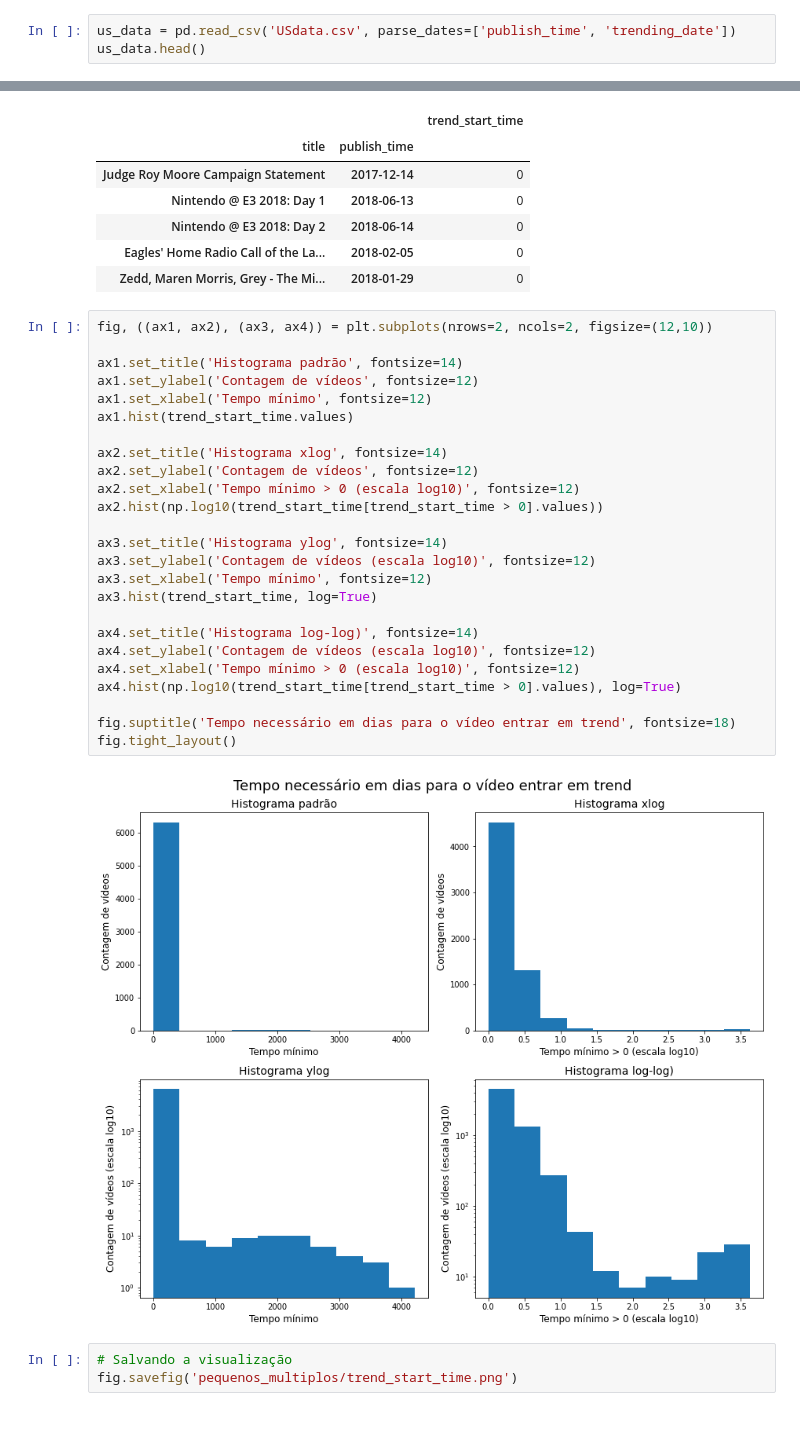
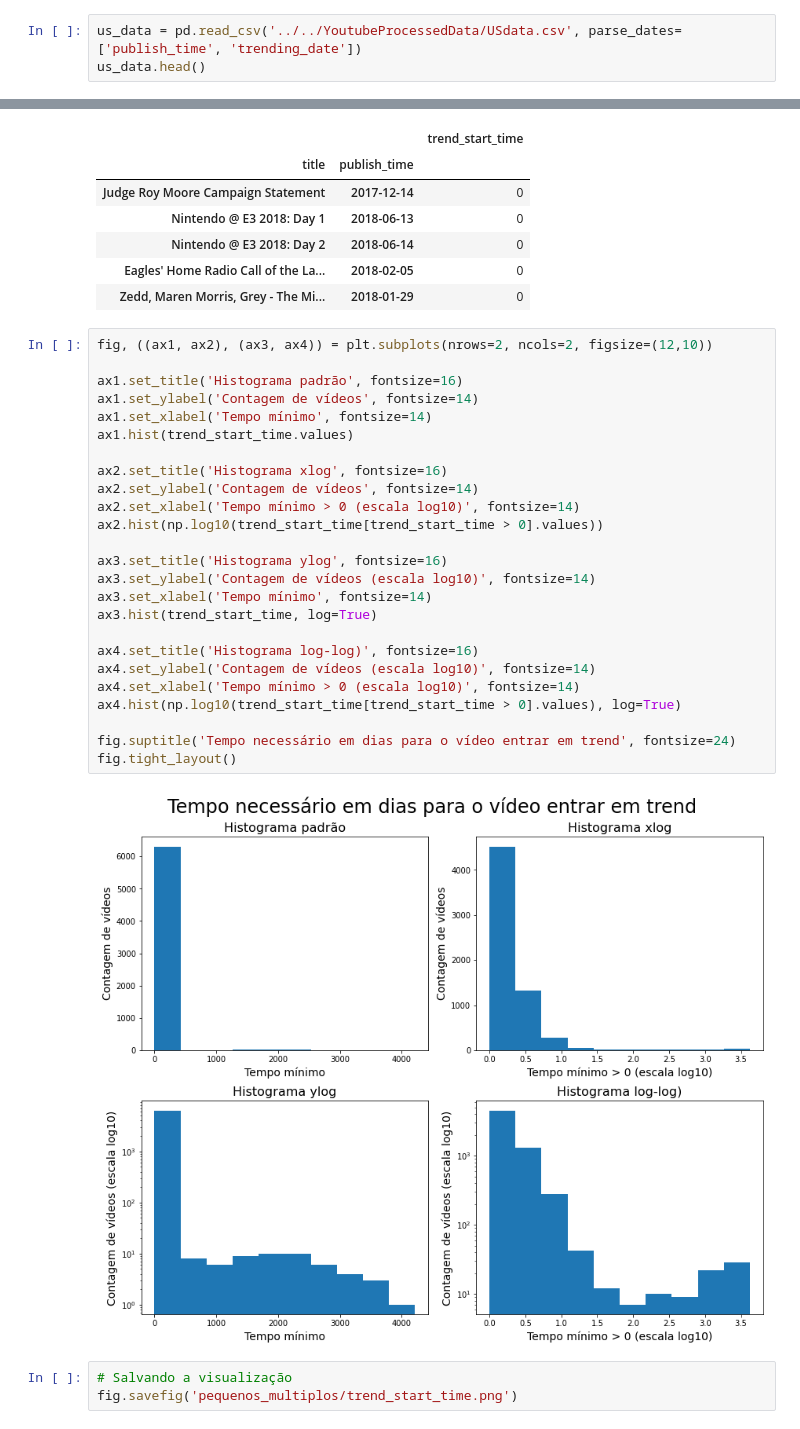
Before and after one commit to ThiagoPoppe/youtube-visualization, a Jupyter notebook: notebooks/plots_para_usar/Pequenos Multiplos - analise de trending.ipynb, the cells around one changed output, grey strips where cells are left out. Cells and saved outputs as stored; diff of their text form.

```diff
--- a/notebooks/plots_para_usar/Pequenos Multiplos - analise de trending.ipynb
+++ b/notebooks/plots_para_usar/Pequenos Multiplos - analise de trending.ipynb
@@ -12,7 +12,7 @@ os.makedirs('pequenos_multiplos', exist_ok=True)
 # %% [markdown]
 ## Lendo os dados
 # %%
-us_data = pd.read_csv('USdata.csv', parse_dates=['publish_time', 'trending_date'])
+us_data = pd.read_csv('../../YoutubeProcessedData/USdata.csv', parse_dates=['publish_time', 'trending_date'])
 us_data.head()
 # %% [output]
 |  | video_id | trending_date | title | channel_title | category_id | publish_time | tags | views | likes | ... |
@@ -93,30 +95,30 @@ trend_start_time.head()
 # %%
 fig, ((ax1, ax2), (ax3, ax4)) = plt.subplots(nrows=2, ncols=2, figsize=(12,10))
 
-ax1.set_title('Histograma padrão', fontsize=14)
-ax1.set_ylabel('Contagem de vídeos', fontsize=12)
-ax1.set_xlabel('Tempo mínimo', fontsize=12)
+ax1.set_title('Histograma padrão', fontsize=16)
+ax1.set_ylabel('Contagem de vídeos', fontsize=14)
+ax1.set_xlabel('Tempo mínimo', fontsize=14)
 ax1.hist(trend_start_time.values)
 
-ax2.set_title('Histograma xlog', fontsize=14)
-ax2.set_ylabel('Contagem de vídeos', fontsize=12)
-ax2.set_xlabel('Tempo mínimo > 0 (escala log10)', fontsize=12)
+ax2.set_title('Histograma xlog', fontsize=16)
+ax2.set_ylabel('Contagem de vídeos', fontsize=14)
+ax2.set_xlabel('Tempo mínimo > 0 (escala log10)', fontsize=14)
 ax2.hist(np.log10(trend_start_time[trend_start_time > 0].values))
 
-ax3.set_title('Histograma ylog', fontsize=14)
-ax3.set_ylabel('Contagem de vídeos (escala log10)', fontsize=12)
-ax3.set_xlabel('Tempo mínimo', fontsize=12)
+ax3.set_title('Histograma ylog', fontsize=16)
+ax3.set_ylabel('Contagem de vídeos (escala log10)', fontsize=14)
+ax3.set_xlabel('Tempo mínimo', fontsize=14)
 ax3.hist(trend_start_time, log=True)
 
-ax4.set_title('Histograma log-log)', fontsize=14)
-ax4.set_ylabel('Contagem de vídeos (escala log10)', fontsize=12)
-ax4.set_xlabel('Tempo mínimo > 0 (escala log10)', fontsize=12)
+ax4.set_title('Histograma log-log)', fontsize=16)
+ax4.set_ylabel('Contagem de vídeos (escala log10)', fontsize=14)
+ax4.set_xlabel('Tempo mínimo > 0 (escala log10)', fontsize=14)
 ax4.hist(np.log10(trend_start_time[trend_start_time > 0].values), log=True)
 
-fig.suptitle('Tempo necessário em dias para o vídeo entrar em trend', fontsize=18)
+fig.suptitle('Tempo necessário em dias para o vídeo entrar em trend', fontsize=24)
 fig.tight_layout()
 # %% [output]
-[figure, old version]
+[figure, new version]
 # %%
 # Salvando a visualização
 fig.savefig('pequenos_multiplos/trend_start_time.png')
```
Also changed, not shown: parts of 2 cells of this notebook, 16 other files.
